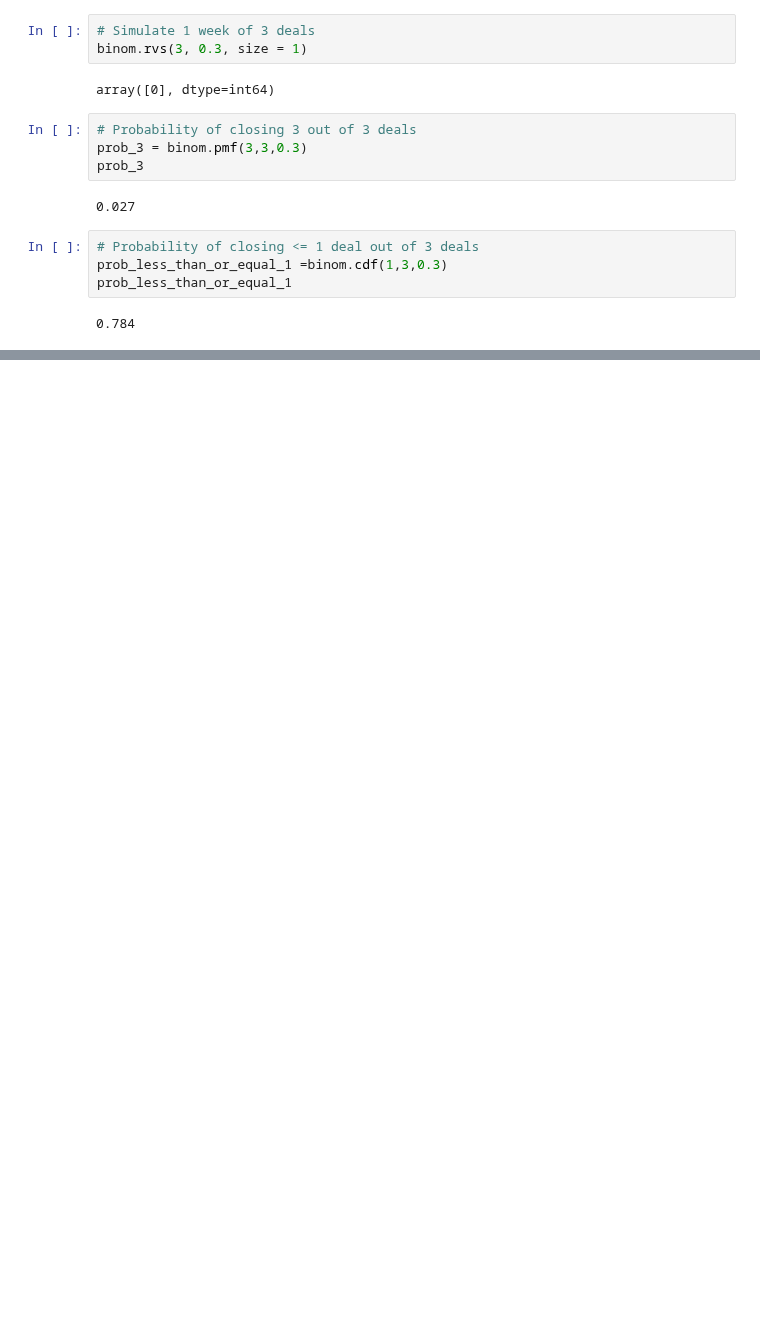
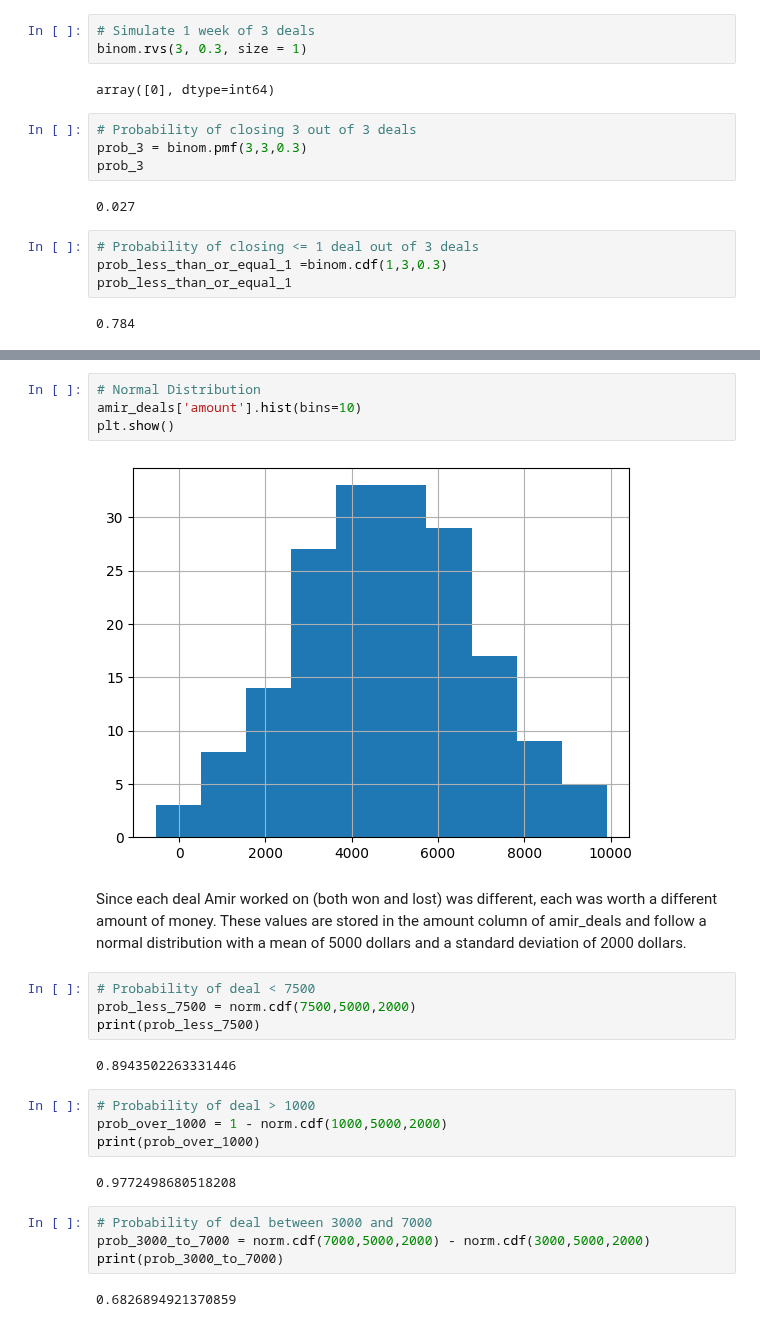
Before and after one commit to SyedaAnoosha/Data-Science-with-Python, a Jupyter notebook: Statistics/Probability.ipynb, the cells around one changed output, grey strips where cells are left out. Drawn from its saved outputs; the diff is of its cells as text; blank space fills up the shorter version.

Commit message:
Normal Distribution added

```diff
--- a/Statistics/Probability.ipynb
+++ b/Statistics/Probability.ipynb
@@ -280,0 +291,26 @@ prob_less_than_or_equal_1
+# %%
+# Normal Distribution
+amir_deals['amount'].hist(bins=10)
+plt.show()
+# %% [output]
+[figure, added]
+# %% [markdown]
+Since each deal Amir worked on (both won and lost) was different, each was worth a different amount of money. These values are stored in the amount column of amir_deals and follow a normal distribution with a mean of 5000 dollars and a standard deviation of 2000 dollars.
+# %%
+# Probability of deal < 7500
+prob_less_7500 = norm.cdf(7500,5000,2000)
+print(prob_less_7500)
+# %% [output]
+0.8943502263331446
+# %%
+# Probability of deal > 1000
+prob_over_1000 = 1 - norm.cdf(1000,5000,2000)
+print(prob_over_1000)
+# %% [output]
+0.9772498680518208
+# %%
+# Probability of deal between 3000 and 7000
+prob_3000_to_7000 = norm.cdf(7000,5000,2000) - norm.cdf(3000,5000,2000)
+print(prob_3000_to_7000)
+# %% [output]
+0.6826894921370859
```
Also changed, not shown: parts of 2 cells of this notebook.
